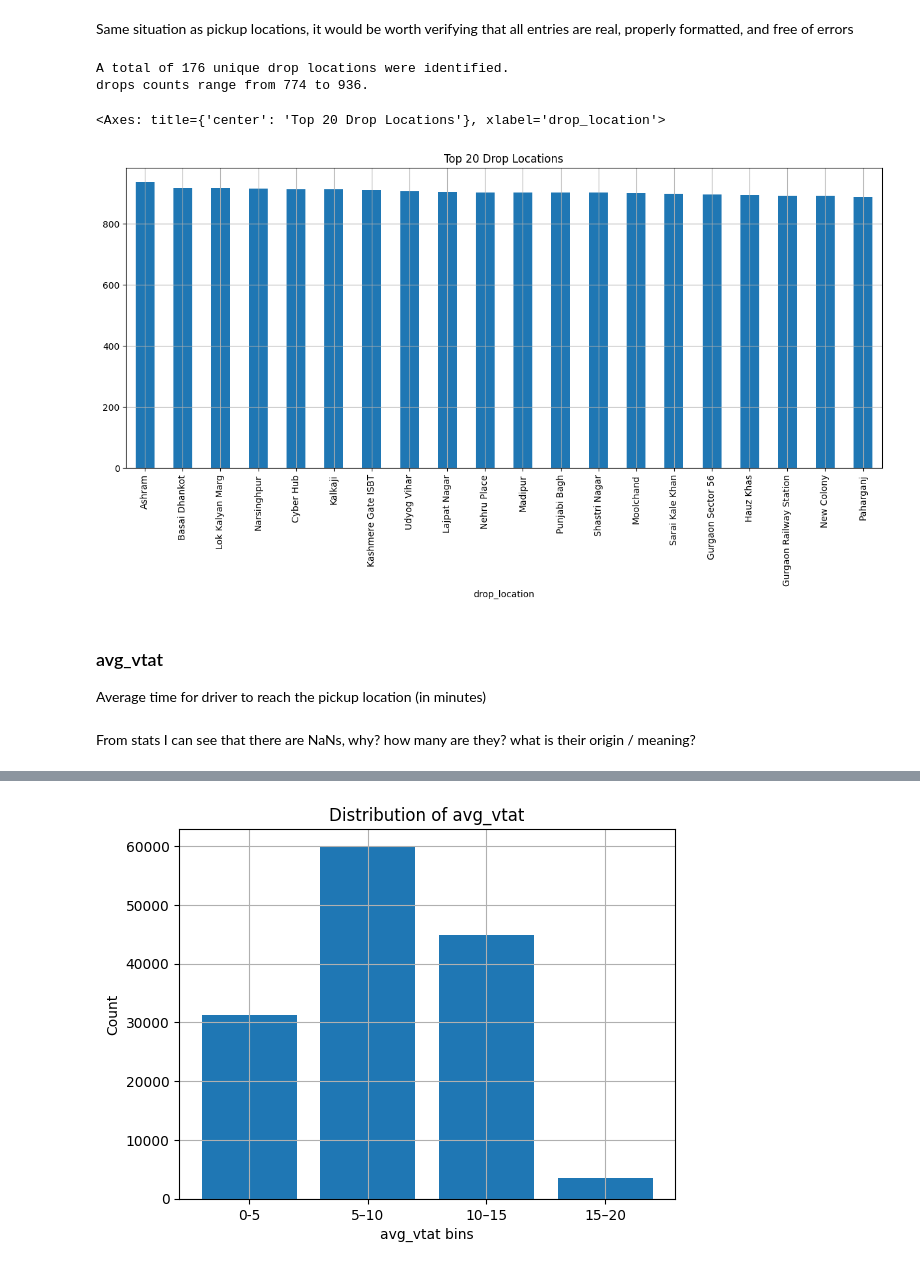
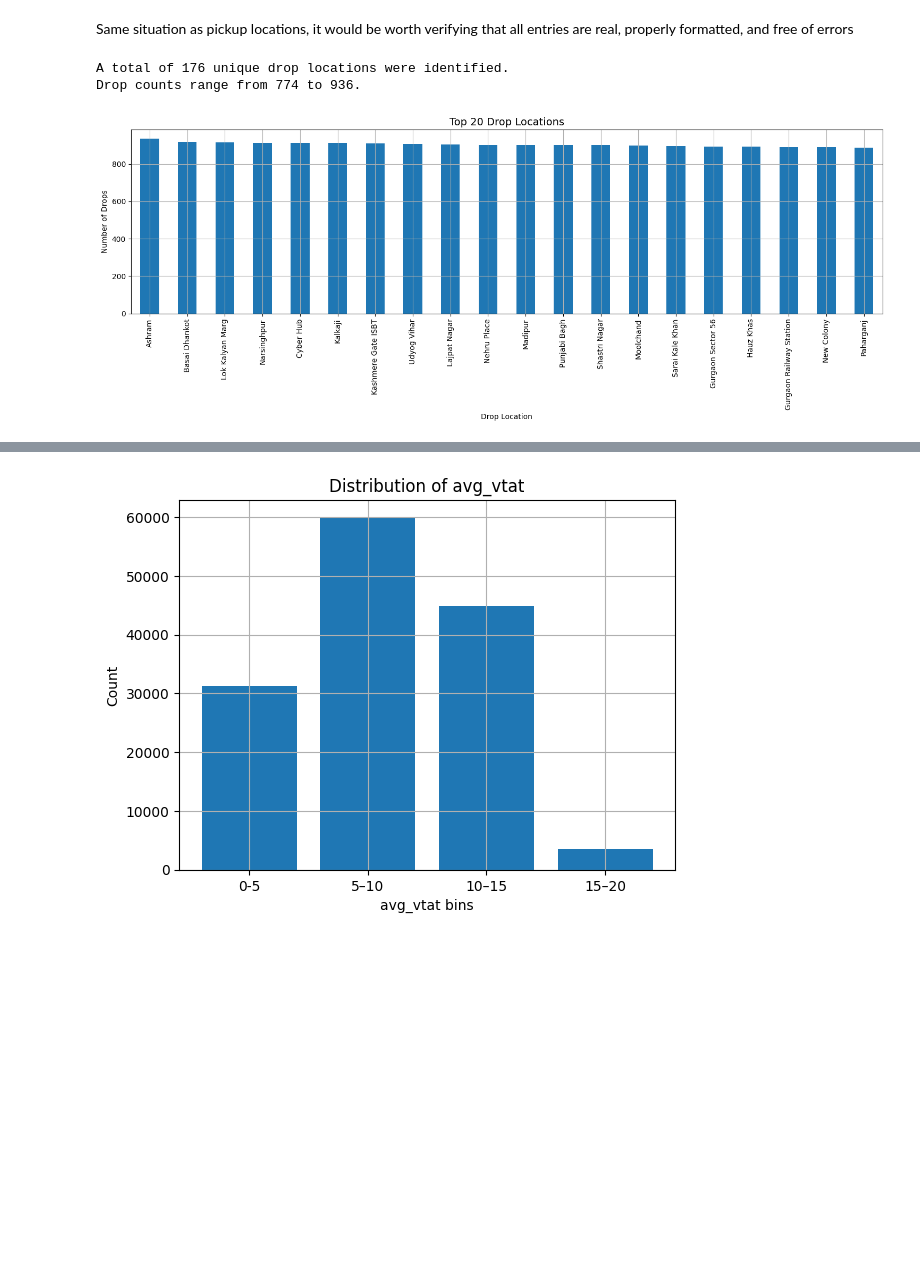
Before and after one commit to amaldu/uber-ride-cancellation-prediction, a Jupyter notebook: uber-analysis/notebooks/04_univar_eda.ipynb, the cells around one changed output, grey strips where cells are left out. Drawn from its saved outputs; the diff is of its cells as text; code cells hidden in the pictures; blank space fills up the shorter version.

```diff
--- a/uber-analysis/notebooks/04_univar_eda.ipynb
+++ b/uber-analysis/notebooks/04_univar_eda.ipynb
@@ -670,17 +670,17 @@ Name: count, Length: 176, dtype: int64
 Same situation as pickup locations, it would be worth verifying that all entries are real, properly formatted, and free of errors
 # %%
 print(f"A total of {len(drops)} unique drop locations were identified.")
-print(f"drops counts range from {drops.min()} to {drops.max()}.")
+print(f"Drop counts range from {drops.min()} to {drops.max()}.")
 
-drops.head(20).plot(kind = "bar", figsize=(15,6), grid = True, title = "Top 20 Drop Locations")
+ax = drops.head(20).plot(kind = "bar", figsize=(15,6), grid = True, title = "Top 20 Drop Locations")
+
+ax.set_title("Top 20 Drop Locations", fontsize=14)
+ax.set_xlabel("Drop Location")
+ax.set_ylabel("Number of Drops")
+
+plt.tight_layout()
+plt.show()
 # %% [output]
 A total of 176 unique drop locations were identified.
-drops counts range from 774 to 936.
+Drop counts range from 774 to 936.
-<Axes: title={'center': 'Top 20 Drop Locations'}, xlabel='drop_location'>
-[figure, old version]
+[figure, new version]
-# %% [markdown]
-### avg_vtat
-
-Average time for driver to reach the pickup location (in minutes)
-# %% [markdown]
-From stats I can see that there are NaNs, why? how many are they? what is their origin / meaning?
```
Also changed, not shown: parts of 72 cells of this notebook.
